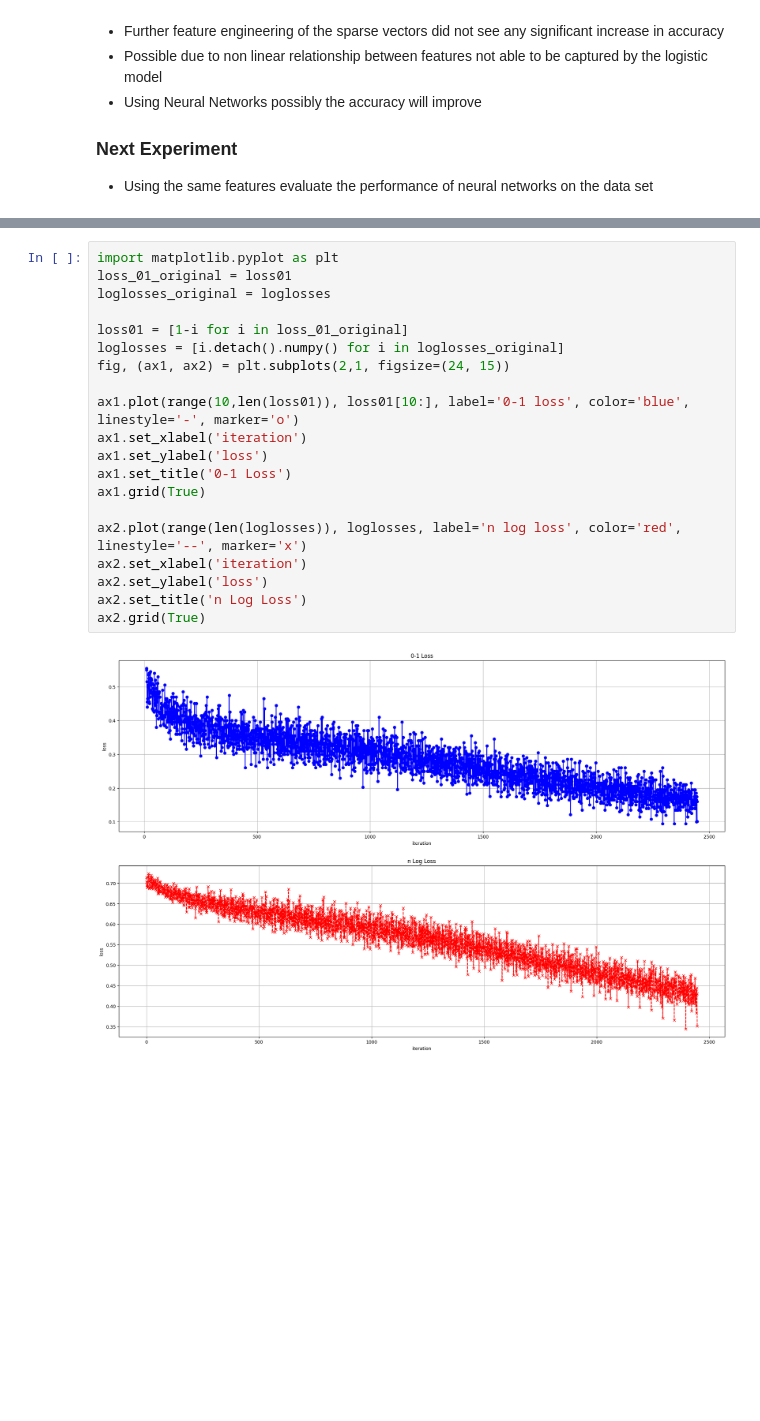
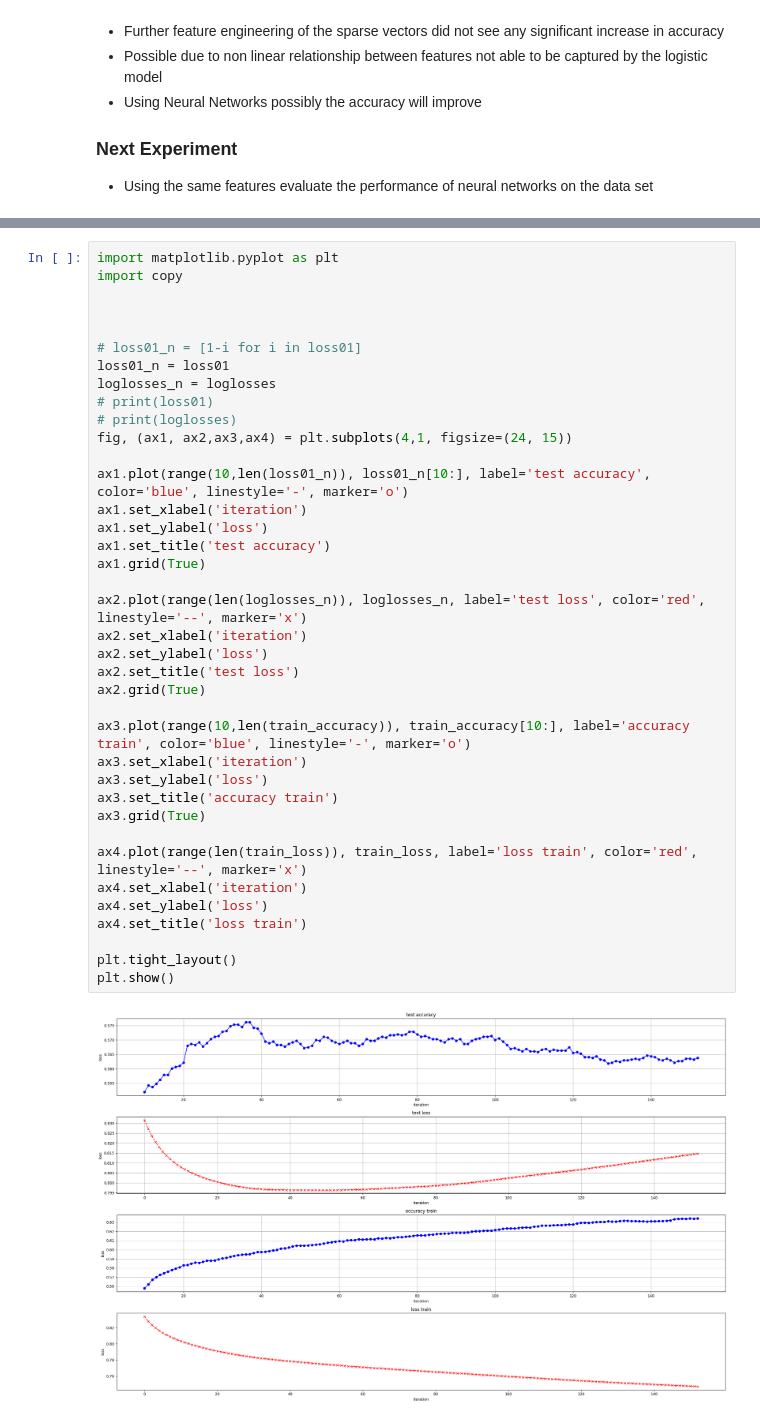
Before and after one commit to ssalem27/dota2_match_predictor, a Jupyter notebook: dota2_models.ipynb, the cells around one changed output, grey strips where cells are left out. Drawn from its saved outputs; the diff is of its cells as text; blank space fills up the shorter version.

```diff
--- a/dota2_models.ipynb
+++ b/dota2_models.ipynb
@@ -154,23 +167,41 @@ Error:
 # %%
 import matplotlib.pyplot as plt
-loss_01_original = loss01
-loglosses_original = loglosses
+import copy
 
-loss01 = [1-i for i in loss_01_original]
-loglosses = [i.detach().numpy() for i in loglosses_original]
-fig, (ax1, ax2) = plt.subplots(2,1, figsize=(24, 15))
 
-ax1.plot(range(10,len(loss01)), loss01[10:], label='0-1 loss', color='blue', linestyle='-', marker='o')
+
+# loss01_n = [1-i for i in loss01]
+loss01_n = loss01
+loglosses_n = loglosses
+# print(loss01)
+# print(loglosses)
+fig, (ax1, ax2,ax3,ax4) = plt.subplots(4,1, figsize=(24, 15))
+
+ax1.plot(range(10,len(loss01_n)), loss01_n[10:], label='test accuracy', color='blue', linestyle='-', marker='o')
 ax1.set_xlabel('iteration')
 ax1.set_ylabel('loss')
-ax1.set_title('0-1 Loss')
+ax1.set_title('test accuracy')
 ax1.grid(True)
 
-ax2.plot(range(len(loglosses)), loglosses, label='n log loss', color='red', linestyle='--', marker='x')
+ax2.plot(range(len(loglosses_n)), loglosses_n, label='test loss', color='red', linestyle='--', marker='x')
 ax2.set_xlabel('iteration')
 ax2.set_ylabel('loss')
-ax2.set_title('n Log Loss')
+ax2.set_title('test loss')
 ax2.grid(True)
+
+ax3.plot(range(10,len(train_accuracy)), train_accuracy[10:], label='accuracy train', color='blue', linestyle='-', marker='o')
+ax3.set_xlabel('iteration')
+ax3.set_ylabel('loss')
+ax3.set_title('accuracy train')
+ax3.grid(True)
+
+ax4.plot(range(len(train_loss)), train_loss, label='loss train', color='red', linestyle='--', marker='x')
+ax4.set_xlabel('iteration')
+ax4.set_ylabel('loss')
+ax4.set_title('loss train')
+
+plt.tight_layout()
+plt.show()
 # %% [output]
-[figure, old version]
+[figure, new version]
 # %%
```
Also changed, not shown: parts of 7 cells of this notebook, 5 other files.
